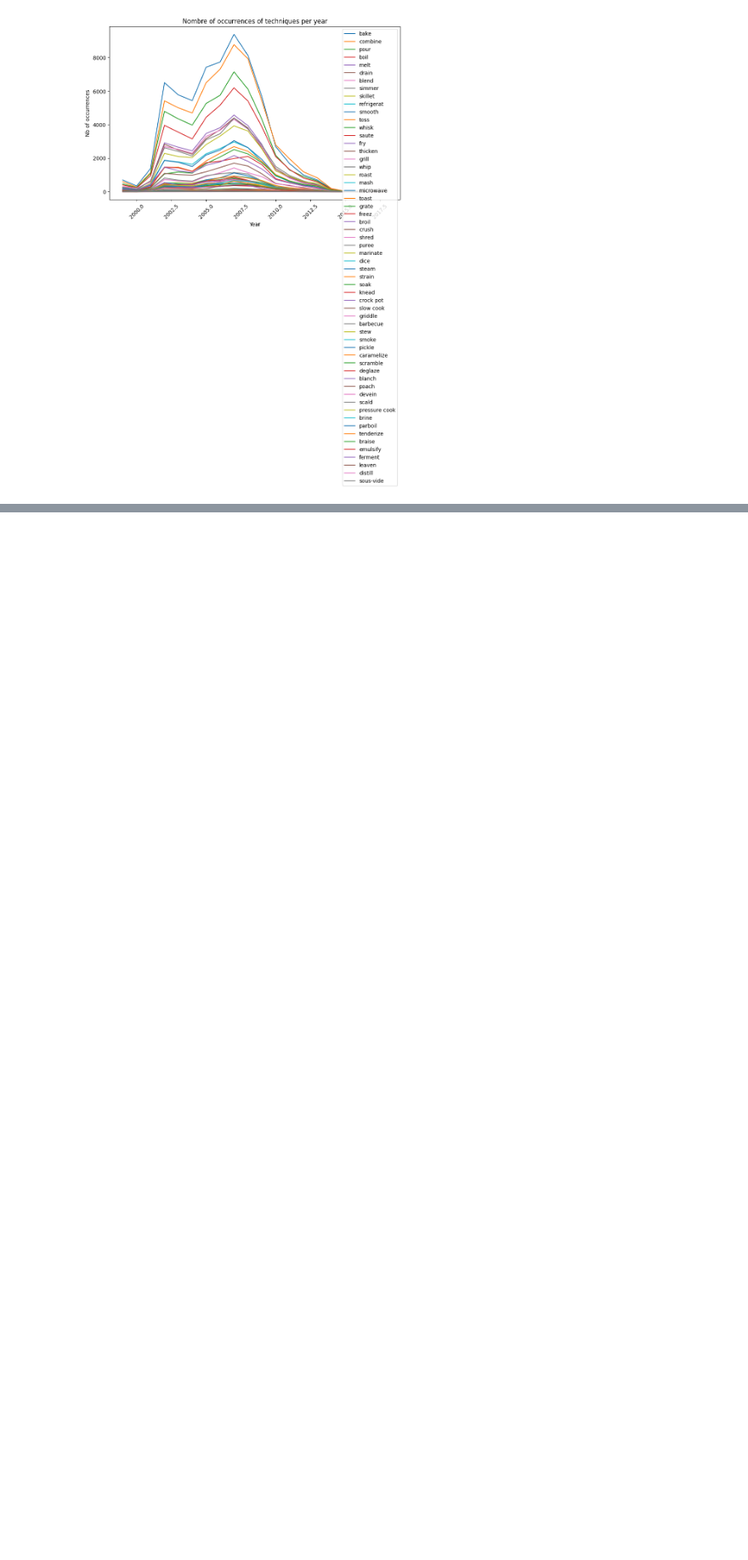
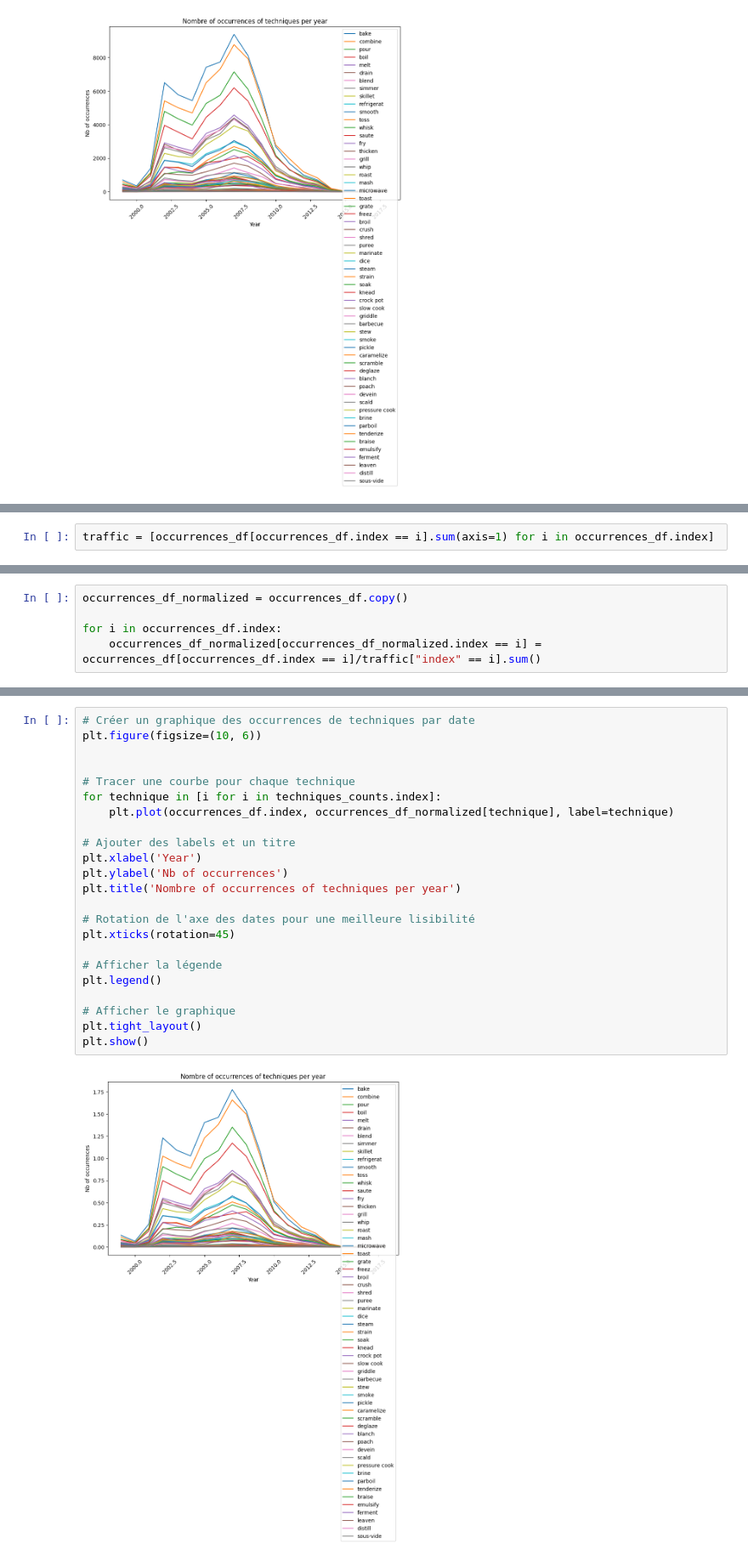
Before and after one commit to amaldre/projet_Kit_Big_Data, a Jupyter notebook: data_processing/baptiste.ipynb, the cells around one changed output, grey strips where cells are left out. Shown at 85% size. Cells and saved outputs as stored; diff of their text form; blank space fills up the shorter version.

```diff
--- a/data_processing/baptiste.ipynb
+++ b/data_processing/baptiste.ipynb
@@ -345,0 +367,2 @@ plt.show()
+# %%
+traffic = [occurrences_df[occurrences_df.index == i].sum(axis=1) for i in occurrences_df.index]
@@ -345,0 +374,5 @@ plt.show()
+# %%
+occurrences_df_normalized = occurrences_df.copy()
+
+for i in occurrences_df.index:
+    occurrences_df_normalized[occurrences_df_normalized.index == i] = occurrences_df[occurrences_df.index == i]/traffic["index" == i].sum()
@@ -345,0 +385,25 @@ plt.show()
+# %%
+# Créer un graphique des occurrences de techniques par date
+plt.figure(figsize=(10, 6))
+
+
+# Tracer une courbe pour chaque technique
+for technique in [i for i in techniques_counts.index]:
+    plt.plot(occurrences_df.index, occurrences_df_normalized[technique], label=technique)
+
+# Ajouter des labels et un titre
+plt.xlabel('Year')
+plt.ylabel('Nb of occurrences')
+plt.title('Nombre of occurrences of techniques per year')
+
+# Rotation de l'axe des dates pour une meilleure lisibilité
+plt.xticks(rotation=45)
+
+# Afficher la légende
+plt.legend()
+
+# Afficher le graphique
+plt.tight_layout()
+plt.show()
+# %% [output]
+[figure, added]
```
Also changed, not shown: parts of 3 cells of this notebook, 3 other files.
